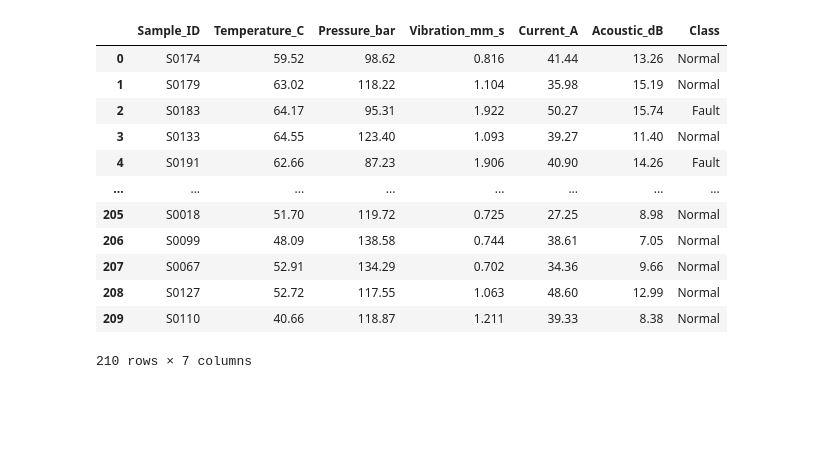
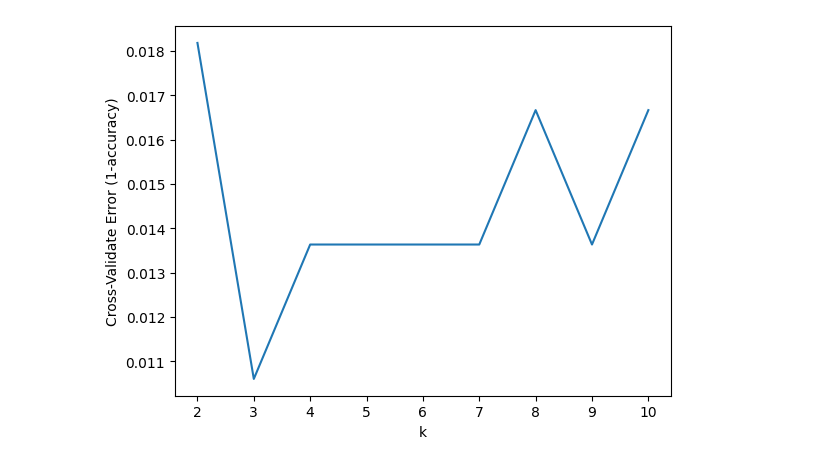
Before and after one commit to sohang3112/iit-madras-web-mtech-ai, a Jupyter notebook: trimester2/DA5400W_MachineLearning/assignments/Assignment4/soluition_Assignment2.ipynb, the cells around one changed output. Cells and saved outputs as stored; diff of their text form; code cells hidden in the pictures; blank space fills up the shorter version.

```diff
--- a/trimester2/DA5400W_MachineLearning/assignments/Assignment4/soluition_Assignment2.ipynb
+++ b/trimester2/DA5400W_MachineLearning/assignments/Assignment4/soluition_Assignment2.ipynb
@@ -21,16 +15,24 @@ train_df
-# %%
-test_df
-# %% [output]
-|  | Sample_ID | Temperature_C | Pressure_bar | Vibration_mm_s | Current_A | Acoustic_dB | Class |
-| 0 | S0174 | 59.52 | 98.62 | 0.816 | 41.44 | 13.26 | Normal |
-| 1 | S0179 | 63.02 | 118.22 | 1.104 | 35.98 | 15.19 | Normal |
-| 2 | S0183 | 64.17 | 95.31 | 1.922 | 50.27 | 15.74 | Fault |
-| 3 | S0133 | 64.55 | 123.40 | 1.093 | 39.27 | 11.40 | Normal |
-| 4 | S0191 | 62.66 | 87.23 | 1.906 | 40.90 | 14.26 | Fault |
-| ... | ... | ... | ... | ... | ... | ... | ... |
-| 205 | S0018 | 51.70 | 119.72 | 0.725 | 27.25 | 8.98 | Normal |
-| 206 | S0099 | 48.09 | 138.58 | 0.744 | 38.61 | 7.05 | Normal |
-| 207 | S0067 | 52.91 | 134.29 | 0.702 | 34.36 | 9.66 | Normal |
-| 208 | S0127 | 52.72 | 117.55 | 1.063 | 48.60 | 12.99 | Normal |
-| 209 | S0110 | 40.66 | 118.87 | 1.211 | 39.33 | 8.38 | Normal |
-210 rows × 7 columns
+# %%
+Xtrain, ytrain = train_df[['Temperature_C', 'Pressure_bar', 'Vibration_mm_s', 'Current_A', 'Acoustic_dB']], train_df['Class']
+ytrain = ytrain.apply(['Normal', 'Fault'].index)    # convert to 0,1 class index
+train_means, train_stds = Xtrain.mean(), Xtrain.std()
+Xtrain = (Xtrain - train_means) / train_stds    # z-standardize (0 mean, 1 variance) all features
+
+Xtest, ytest = test_df[['Temperature_C', 'Pressure_bar', 'Vibration_mm_s', 'Current_A', 'Acoustic_dB']], test_df['Class']
+ytest = ytest.apply(['Normal', 'Fault'].index)    # convert to 0,1 class index
+Xtest = (Xtest - train_means) / train_stds
+# %%
+folds = 10
+k_errors = []     # cross-validation errors for each k
+for k in range(2,11):
+    model = KNeighborsClassifier(n_neighbors=k)    # NOTE: KNeigbhorsClassifier used for supervised (classify), NearestNeighbors used for unsupervised
+    fold_accuracies = cross_val_score(model, Xtrain, ytrain, cv=folds, scoring='accuracy')
+    k_errors.append(1 - sum(fold_accuracies) / folds)
+# %%
+# KNN Error Plot
+plt.plot(np.arange(2,11), k_errors)
+plt.xlabel('k')
+plt.ylabel('Cross-Validate Error (1-accuracy)')
+plt.show()
+# %% [output]
+[figure, added]
```
Also changed, not shown: parts of 9 cells of this notebook, 8 other files.
